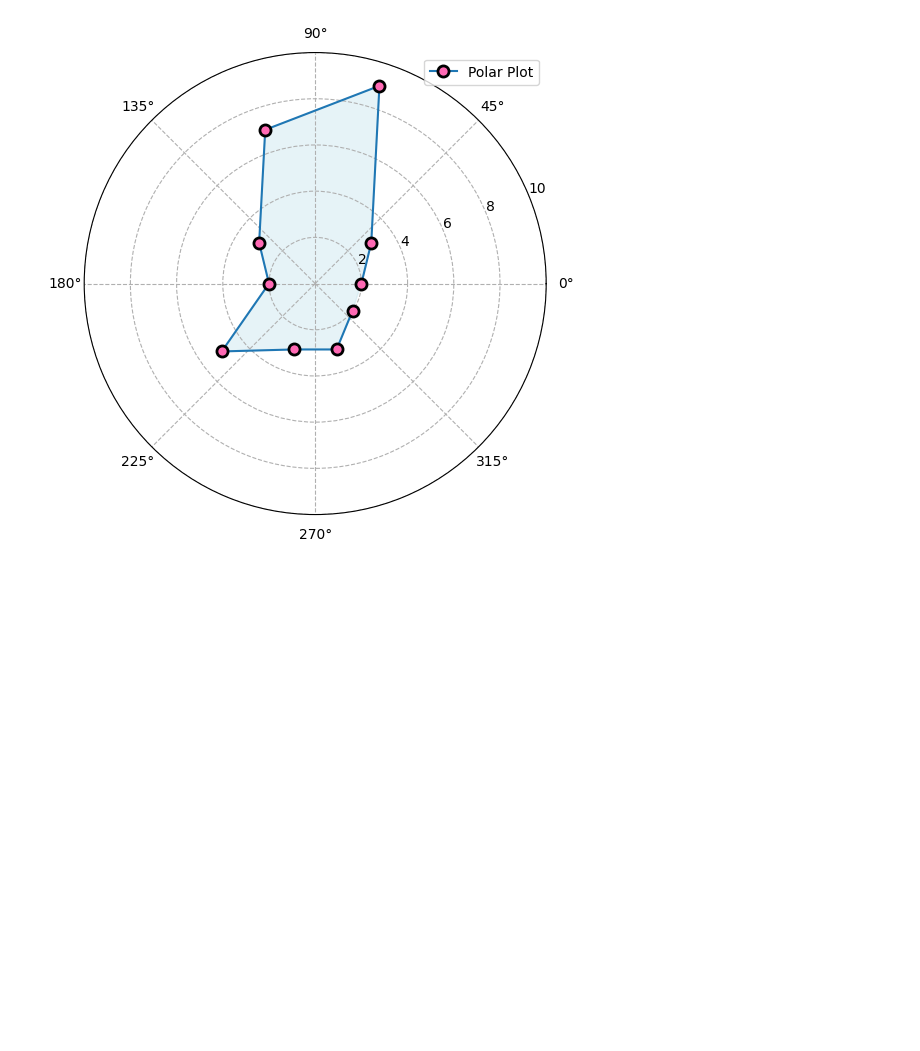
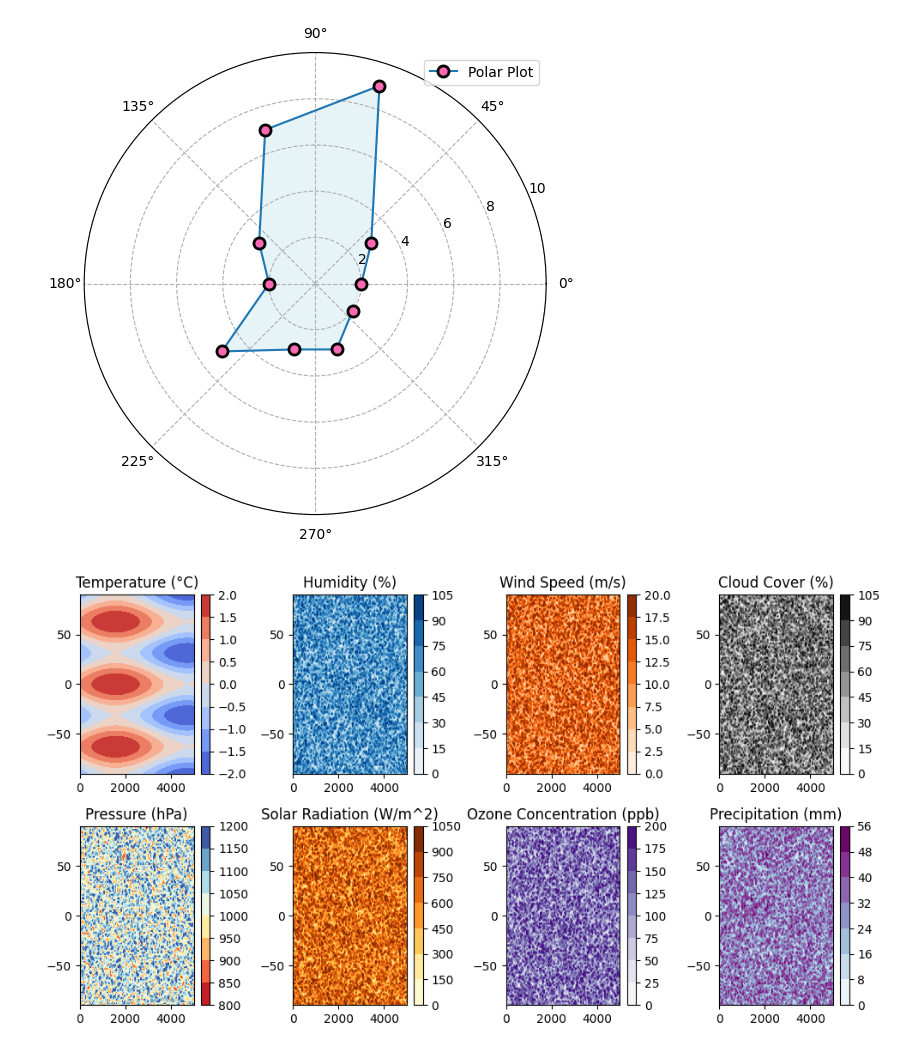
Before and after one commit to jai050803/matplotlib_tutorial, a Jupyter notebook: polar_plot.ipynb, the cells around one changed output. Cells and saved outputs as stored; diff of their text form; code cells hidden in the pictures; blank space fills up the shorter version.

Commit message:
matplotlib plots

```diff
--- a/polar_plot.ipynb
+++ b/polar_plot.ipynb
@@ -183,3 +183,72 @@ plt.ylim(0, 10)
 plt.show()
 # %% [output]
 [figure]
+# %%
+# Generate random data for illustration purposes
+altitude = np.linspace(0, 5000, 100)
+latitude = np.linspace(-90, 90, 100)
+altitude, latitude = np.meshgrid(altitude, latitude)
+temperature = np.sin(altitude/1000) + np.cos(latitude/10)
+humidity = np.random.rand(100, 100) * 100
+wind_speed = np.random.rand(100, 100) * 20
+cloud_cover = np.random.rand(100, 100) * 100
+pressure = np.random.randint(800, 1200, size=(100, 100))
+solar_radiation = np.random.randint(100, 1000, size=(100, 100))
+ozone_concentration = np.random.rand(100, 100) * 200
+precipitation = np.random.rand(100, 100) * 50
+
+# Create the contour plot
+plt.figure(figsize=(10, 8))
+
+# Contour plot for temperature
+plt.subplot(3, 4, 1)
+plt.contourf(altitude, latitude, temperature, cmap='coolwarm')
+plt.colorbar()
+plt.title('Temperature (°C)')
+
+# Contour plot for humidity
+plt.subplot(3, 4, 2)
+plt.contourf(altitude, latitude, humidity, cmap='Blues')
+plt.colorbar()
+plt.title('Humidity (%)')
+
+# Contour plot for wind speed
+plt.subplot(3, 4, 3)
+plt.contourf(altitude, latitude, wind_speed, cmap='Oranges')
+plt.colorbar()
+plt.title('Wind Speed (m/s)')
+
+# Contour plot for cloud cover
+plt.subplot(3, 4, 4)
+plt.contourf(altitude, latitude, cloud_cover, cmap='Greys')
+plt.colorbar()
+plt.title('Cloud Cover (%)')
+
+# Contour plot for pressure
+plt.subplot(3, 4, 5)
+plt.contourf(altitude, latitude, pressure, cmap='RdYlBu')
+plt.colorbar()
+plt.title('Pressure (hPa)')
+
+# Contour plot for solar radiation
+plt.subplot(3, 4, 6)
+plt.contourf(altitude, latitude, solar_radiation, cmap='YlOrBr')
+plt.colorbar()
+plt.title('Solar Radiation (W/m^2)')
+
+# Contour plot for ozone concentration
+plt.subplot(3, 4, 7)
+plt.contourf(altitude, latitude, ozone_concentration, cmap='Purples')
+plt.colorbar()
+plt.title('Ozone Concentration (ppb)')
+
+# Contour plot for precipitation
+plt.subplot(3, 4, 8)
+plt.contourf(altitude, latitude, precipitation, cmap='BuPu')
+plt.colorbar()
+plt.title('Precipitation (mm)')
+
+plt.tight_layout()
+plt.show()
+# %% [output]
+[figure, added]
```
Also changed, not shown: parts of 5 cells of this notebook.
